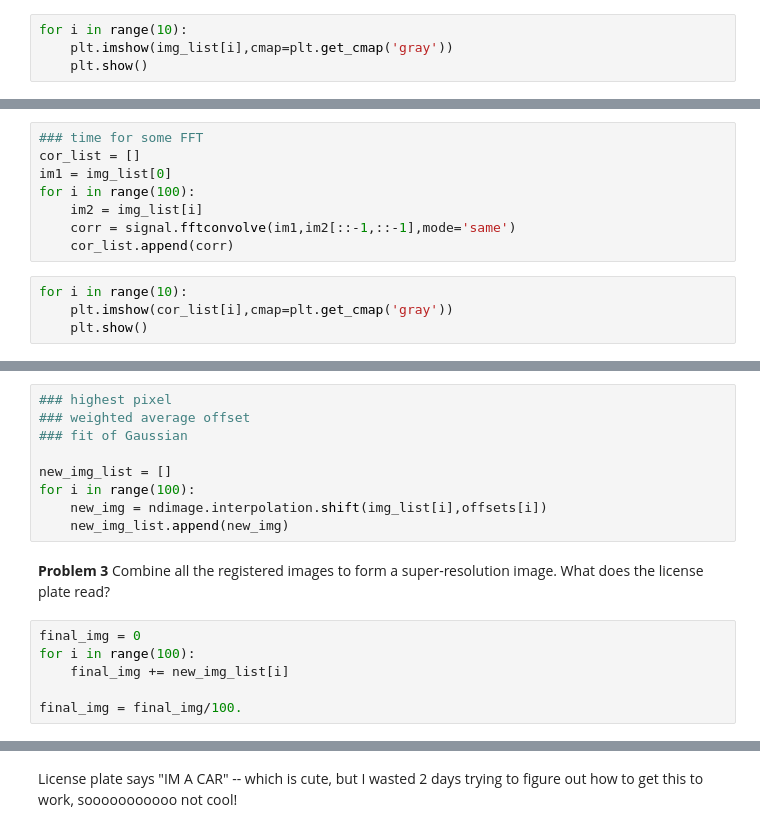
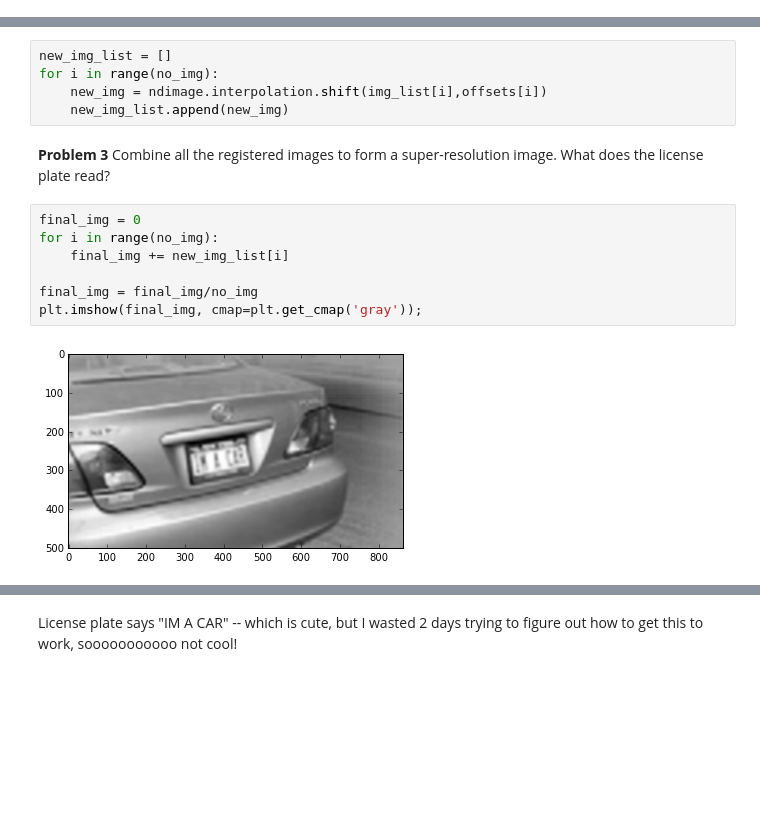
Before and after one commit to irinaene/py-ay250-hw, a Jupyter notebook: hw_1/hw_1_assignment.ipynb, the cells around one changed output, grey strips where cells are left out. Drawn from its saved outputs; the diff is of its cells as text; blank space fills up the shorter version.

```diff
--- a/hw_1/hw_1_assignment.ipynb
+++ b/hw_1/hw_1_assignment.ipynb
@@ -105,4 +68,0 @@ for i in range(100):
-# %%
-for i in range(10):
-    plt.imshow(img_list[i],cmap=plt.get_cmap('gray'))
-    plt.show()
@@ -120,12 +68,0 @@ for i in range(10):
-# %%
-### time for some FFT
-cor_list = []
-im1 = img_list[0]
-for i in range(100):
-    im2 = img_list[i]
-    corr = signal.fftconvolve(im1,im2[::-1,::-1],mode='same')
-    cor_list.append(corr)
-# %%
-for i in range(10):
-    plt.imshow(cor_list[i],cmap=plt.get_cmap('gray'))
-    plt.show()
@@ -169,19 +118,18 @@ plt.imshow(img_list[0],cmap=plt.get_cmap('gray'))
 # %% [markdown]
 **Problem 2** Shift each image to register the frames to the original (expanded in size) frame. You should, in general, be shifting by subpixel offsets. You might want to look at `scipy.ndimage.interpolation.shift`
 # %%
-### highest pixel
-### weighted average offset
-### fit of Gaussian
-
 new_img_list = []
-for i in range(100):
+for i in range(no_img):
     new_img = ndimage.interpolation.shift(img_list[i],offsets[i])
     new_img_list.append(new_img)
 # %% [markdown]
 **Problem 3** Combine all the registered images to form a super-resolution image. What does the license plate read?
 # %%
 final_img = 0
-for i in range(100):
+for i in range(no_img):
     final_img += new_img_list[i]
 
-final_img = final_img/100.
+final_img = final_img/no_img
+plt.imshow(final_img, cmap=plt.get_cmap('gray'));
+# %% [output]
+[figure, added]
```
Also changed, not shown: parts of 20 cells of this notebook.
